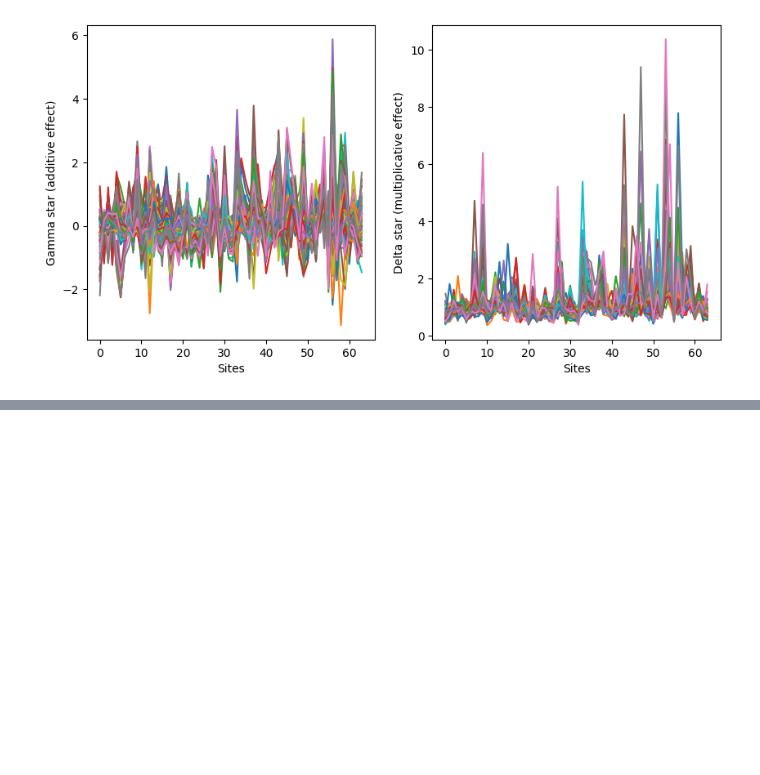
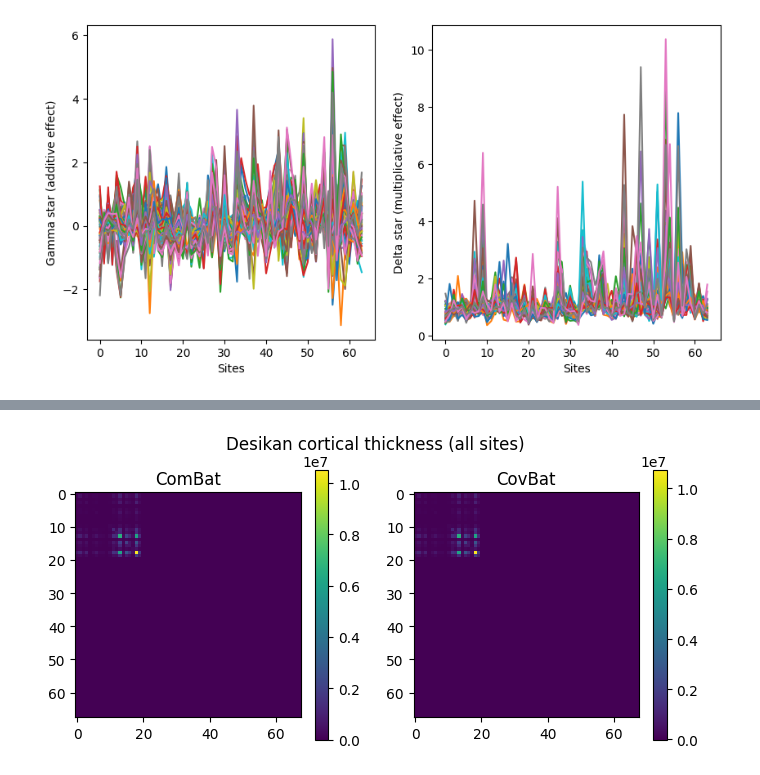
Before and after one commit to mansorrahmed/Fed-CovBat, a Jupyter notebook: DebiasingPlayground.ipynb, the cells around one changed output, grey strips where cells are left out. Saved outputs shown, nothing was run; the diff lists cells and outputs as text; code cells hidden in the pictures; blank space fills up the shorter version.

```diff
--- a/DebiasingPlayground.ipynb
+++ b/DebiasingPlayground.ipynb
@@ -134,0 +78,19 @@ plt.show()
+# %%
+import patsy
+import time
+import sys
+import Baselines.CovBat.covbat as cb
+
+data = pd.DataFrame(data)
+
+model = patsy.dmatrix("~ age + sex", covariates, return_type="dataframe")
+
+#### CovBat test ####
+# record time
+t = time.time()
+desikan_thickness_covbat_harmonized = cb.covbat(data.transpose(), covariates['siteXacq'].transpose(), model, "age")
+sys.stdout.write("%.2f seconds\n" % (time.time() - t))
+
+sys.stdout.write(str(desikan_thickness_covbat_harmonized.iloc[:5, :5]))
+
+desikan_thickness_covbat_harmonized.to_csv(debiased_roi_dir +  "covbat/desikan_thickness_covbat_harmonized.csv") # save Python output
@@ -134,0 +136,19 @@ plt.show()
+# %%
+cov_matrix_covbat = np.cov(desikan_thickness_covbat_harmonized)
+cov_matrix_combat = np.cov(desikan_thickness_harmonized.T)
+
+fig, ax = plt.subplots(1,2, figsize=(8,3.5))
+
+im1 = ax[0].imshow(cov_matrix_combat, cmap='viridis')
+im2 = ax[1].imshow(cov_matrix_covbat, cmap='viridis')
+
+ax[0].set_title("ComBat")
+ax[1].set_title("CovBat")
+
+# Add colorbar for each subplot
+fig.colorbar(im1, ax=ax[0])
+fig.colorbar(im2, ax=ax[1])
+plt.suptitle("Desikan cortical thickness (all sites)")
+plt.show()
+# %% [output]
+[figure, added]
```
Also changed, not shown: parts of 8 cells of this notebook, 4 other files.
